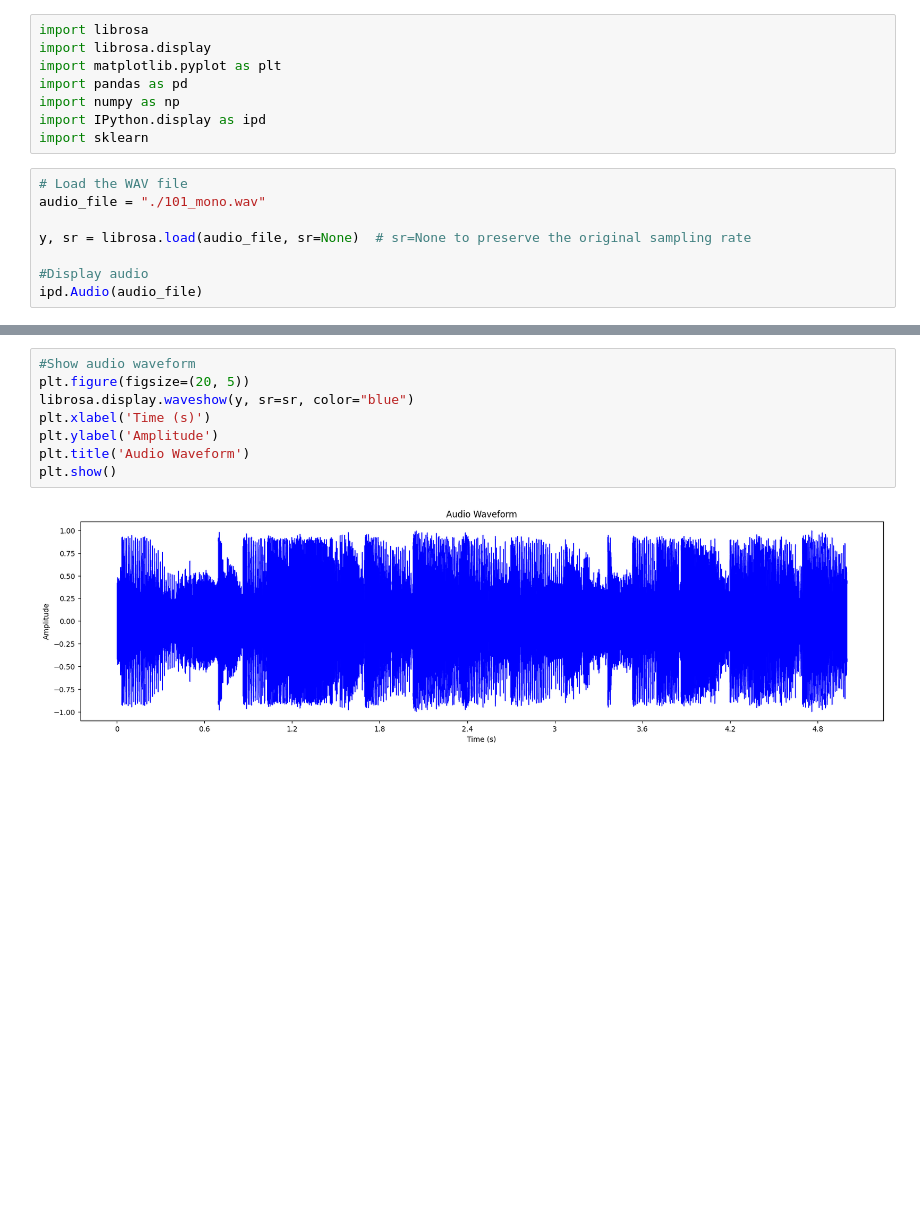
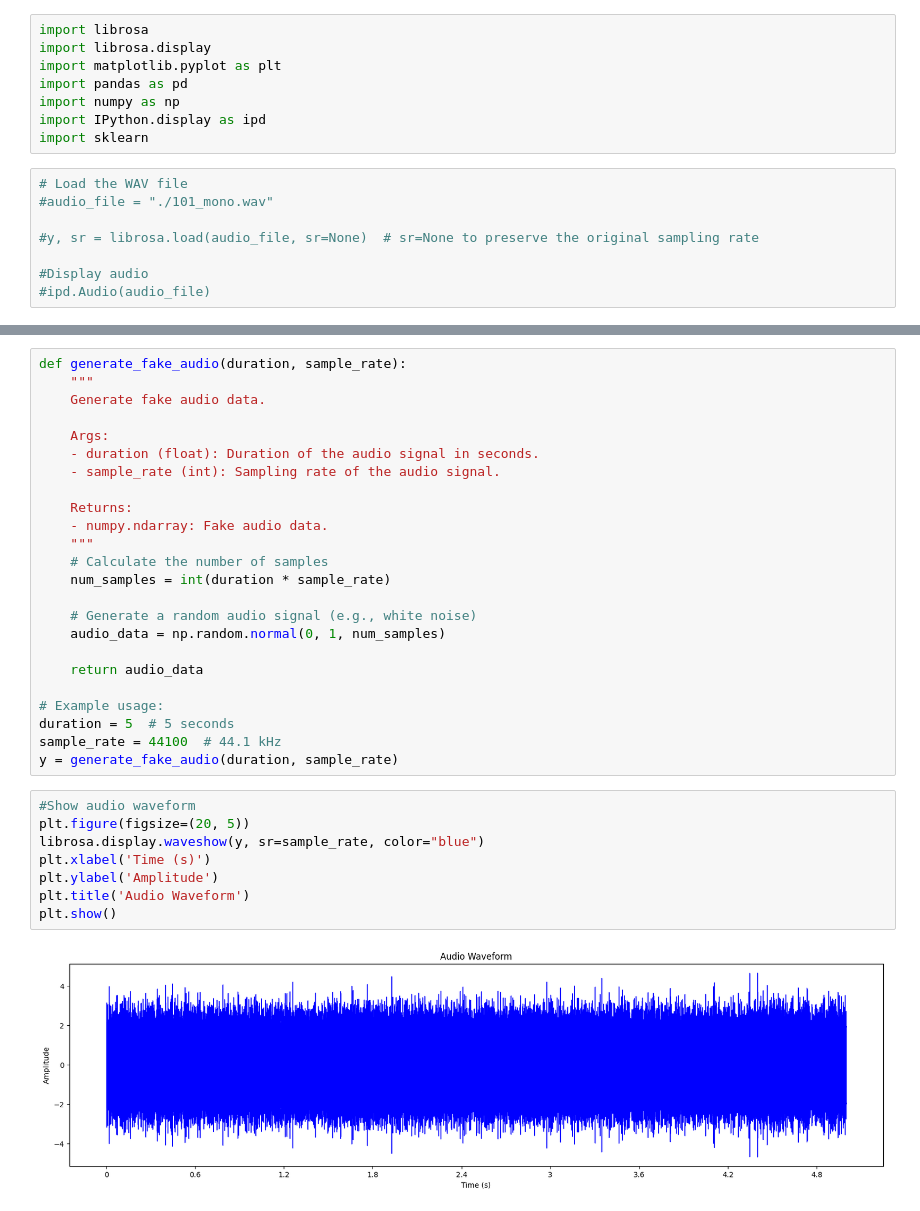
Before and after one commit to pdpau/Raga-Bhairavi-Pattern-Identification, a Jupyter notebook: code/notebooks/featureExtraction.ipynb, the cells around one changed output, grey strips where cells are left out. Drawn from its saved outputs; the diff is of its cells as text; blank space fills up the shorter version.

```diff
--- a/code/notebooks/featureExtraction.ipynb
+++ b/code/notebooks/featureExtraction.ipynb
@@ -8,10 +8,10 @@ import IPython.display as ipd
 import sklearn
 # %%
 # Load the WAV file
-audio_file = "./101_mono.wav"
+#audio_file = "./101_mono.wav"
 
-y, sr = librosa.load(audio_file, sr=None)  # sr=None to preserve the original sampling rate
+#y, sr = librosa.load(audio_file, sr=None)  # sr=None to preserve the original sampling rate
 
 #Display audio
-ipd.Audio(audio_file)
+#ipd.Audio(audio_file)
 # %% [output]
@@ -19,10 +21,34 @@ ipd.Audio(audio_file)
+# %%
+def generate_fake_audio(duration, sample_rate):
+    """
+    Generate fake audio data.
+
+    Args:
+    - duration (float): Duration of the audio signal in seconds.
+    - sample_rate (int): Sampling rate of the audio signal.
+
+    Returns:
+    - numpy.ndarray: Fake audio data.
+    """
+    # Calculate the number of samples
+    num_samples = int(duration * sample_rate)
+
+    # Generate a random audio signal (e.g., white noise)
+    audio_data = np.random.normal(0, 1, num_samples)
+
+    return audio_data
+
+# Example usage:
+duration = 5  # 5 seconds
+sample_rate = 44100  # 44.1 kHz
+y = generate_fake_audio(duration, sample_rate)
 # %%
 #Show audio waveform
 plt.figure(figsize=(20, 5))
-librosa.display.waveshow(y, sr=sr, color="blue")
+librosa.display.waveshow(y, sr=sample_rate, color="blue")
 plt.xlabel('Time (s)')
 plt.ylabel('Amplitude')
 plt.title('Audio Waveform')
 plt.show()
 # %% [output]
-[figure, old version]
+[figure, new version]
```
Also changed, not shown: parts of 6 cells of this notebook, 1 other file.
